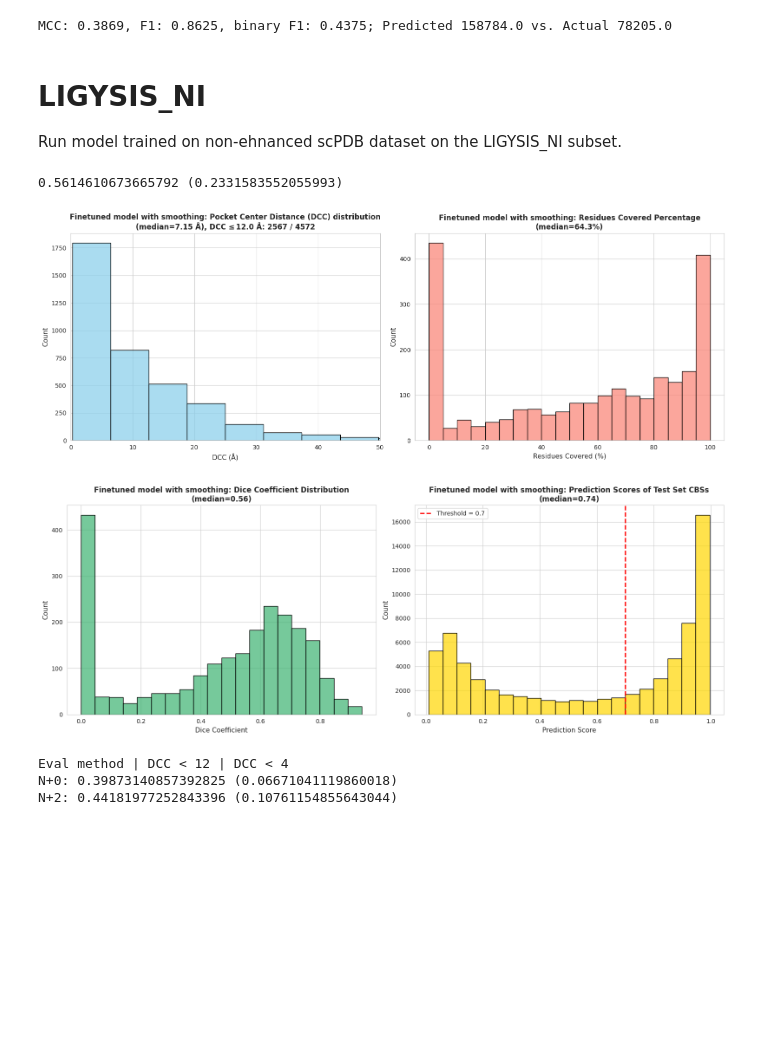
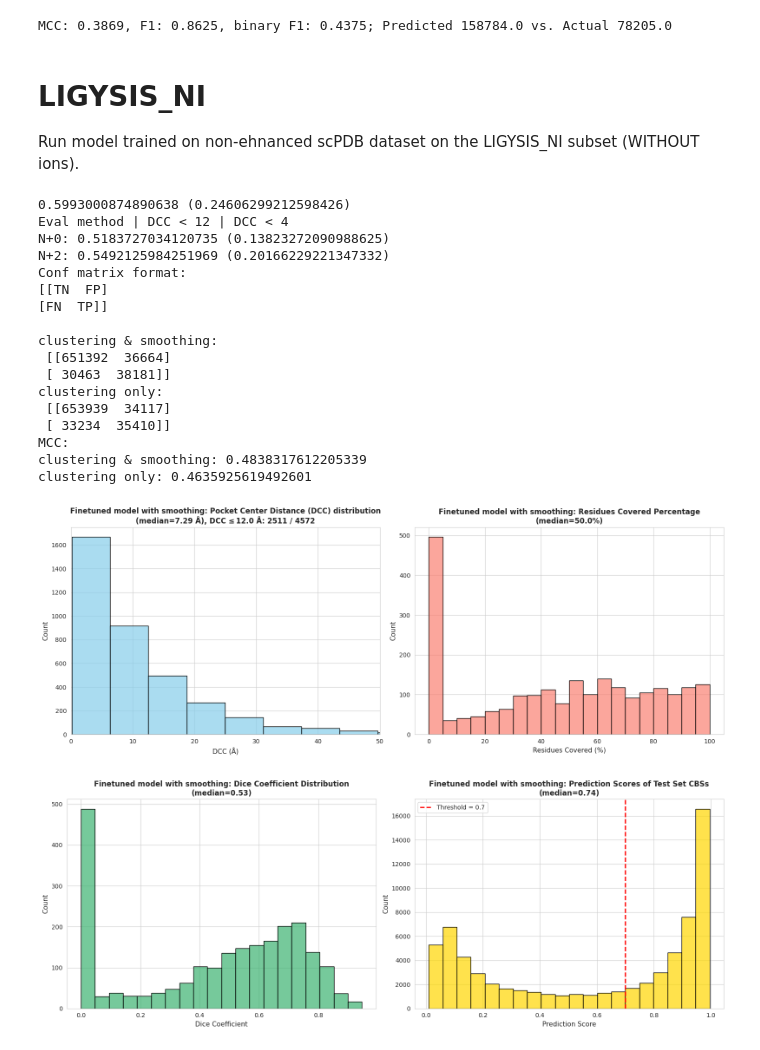
Before and after one commit to skrhakv/seq2pocket, a Jupyter notebook: src/E-regular-binding-site-predictor/evaluation/pocket-level-evaluation.ipynb, the cells around one changed output. Cells and saved outputs as stored; diff of their text form; code cells hidden in the pictures; blank space fills up the shorter version.

```diff
--- a/src/E-regular-binding-site-predictor/evaluation/pocket-level-evaluation.ipynb
+++ b/src/E-regular-binding-site-predictor/evaluation/pocket-level-evaluation.ipynb
@@ -553,7 +270,7 @@ print(f"MCC: {mcc:.4f}, F1: {f1:.4f}, binary F1: {binary_f1:.4f}; Predicted {sum
 MCC: 0.3869, F1: 0.8625, binary F1: 0.4375; Predicted 158784.0 vs. Actual 78205.0
 # %% [markdown]
 # LIGYSIS_NI
-Run model trained on non-ehnanced scPDB dataset on the LIGYSIS_NI subset.
+Run model trained on non-ehnanced scPDB dataset on the LIGYSIS_NI subset (WITHOUT ions).
 # %%
 MODEL_PATH = f'/home/skrhakv/cryptoshow-analysis/data/E-regular-binding-site-predictor/old/model.pt'
 PRECALCULATED = True
@@ -571,7 +288,9 @@ if not PRECALCULATED:
     tokenizer = AutoTokenizer.from_pretrained(MODEL_NAME)
 
 predicted_binding_sites = {}
+predicted_binding_sites_without_smoothing = {}
 prediction_scores = {}
+
 for protein_id in sequences.keys():
     pdb_id, chain_id = protein_id.split('_')
     sequence = sequences[protein_id]
@@ -598,7 +317,9 @@ for protein_id in sequences.keys():
         coordinates,
         prediction,
         decision_threshold=DECISION_THRESHOLD,
-        method='dbscan'
+        method='dbscan',
+        min_samples=2,
+        eps=4
     )
 
     assert coordinates.shape[0] == prediction.shape[0], "Number of coordinates must match number of prediction scores."
@@ -607,11 +328,13 @@ for protein_id in sequences.keys():
 
     # enhance predicted pockets using the smoothing model
     this_predicted_binding_sites = []
+    this_predicted_binding_sites_without_smoothing = []
     this_ranks = []
     for cluster_label in np.unique(clusters):
         if cluster_label == -1:
             continue
         cluster_residue_indices = np.where(clusters == cluster_label)[0]
+        this_predicted_binding_sites_without_smoothing.append((cluster_residue_indices, 'finetuned model without smoothing'))
         embeddings, indices = eval_utils.process_single_sequence(pdb_id, chain_id, cluster_residue_indices, embeddings_path, distance_matrix)
 
         if embeddings.shape[0] == 0:
@@ -633,9 +356,10 @@ for protein_id in sequences.keys():
         this_ranks.append(np.mean(prediction_scores[protein_id][cluster_residue_indices]))
 
     # sort by the rank:
-    this_predicted_binding_sites_tmp = [pocket for rank, pocket in sorted(zip(this_ranks, this_predicted_binding_sites), key=lambda x: x[0])]
+    this_predicted_binding_sites_tmp = [pocket for rank, pocket in sorted(zip(this_ranks, this_predicted_binding_sites), key=lambda x: x[0], reverse=True)]
     assert len(this_predicted_binding_sites_tmp) == len(this_predicted_binding_sites), f"Sorting error, {len(this_predicted_binding_sites)} != {len(this_predicted_binding_sites_tmp)}."
     predicted_binding_sites[protein_id] = this_predicted_binding_sites_tmp
+    predicted_binding_sites_without_smoothing[protein_id] = this_predicted_binding_sites_without_smoothing
 
 if not PRECALCULATED:
     import numpy as np
@@ -651,23 +375,75 @@ if not PRECALCULATED:
 # %%
 VERBOSE_OUTPUT = False
 MODEL = 'Finetuned model with smoothing'
 DCCs, coverages, dice_coefficients, binding_prediction_scores, number_of_pockets = eval_utils.compute_pocket_level_metrics(binding_residues, predicted_binding_sites, prediction_scores, COORDINATES_DIR, VERBOSE_OUTPUT)
 print(np.sum(np.array(DCCs) < 12) / number_of_pockets, f'({np.sum(np.array(DCCs) < 4) / number_of_pockets})')
-eval_utils.print_plots(DCCs, coverages, dice_coefficients, binding_prediction_scores, number_of_pockets, MODEL, dcc_threshold=12.0)
 
 print("Eval method | DCC < 12 | DCC < 4")
 for K in [0, 2]:
     predictions = {}
     for protein_id in predicted_binding_sites.keys():
         N = len(binding_residues[protein_id])
         this_predictions = predicted_binding_sites[protein_id][:min(len(predicted_binding_sites[protein_id])-1, N + K)]
         predictions[protein_id] = this_predictions
     DCCs, coverages, dice_coefficients, binding_prediction_scores, number_of_pockets = eval_utils.compute_pocket_level_metrics(binding_residues, predictions, prediction_scores, COORDINATES_DIR, VERBOSE_OUTPUT)
     print(f'N+{K}:', np.sum(np.array(DCCs) < 12) / number_of_pockets, f'({np.sum(np.array(DCCs) < 4) / number_of_pockets})')
+
+## Confusion matrix and MCC calculation
+from sklearn import metrics
+
+actual = []
+predicted_with_smoothing = []
+predicted_without_smoothing = []
+
+for protein_id in binding_residues.keys():
+    this_actual = np.zeros(len(sequences[protein_id]), dtype=int)
+    for binding_site in binding_residues[protein_id]:
+        binding_site = [int(i.split('_')[1]) for i in binding_site]
+        this_actual[binding_site] = 1
+
+    this_predicted_with_smoothing = np.zeros(len(sequences[protein_id]), dtype=int)
+    for binding_site, _ in predicted_binding_sites[protein_id]:
+        this_predicted_with_smoothing[binding_site] = 1
+
+    this_predicted_without_smoothing = np.zeros(len(sequences[protein_id]), dtype=int)
+    for binding_site, _ in predicted_binding_sites_without_smoothing[protein_id]:
+        this_predicted_without_smoothing[binding_site] = 1
+
+    predicted_with_smoothing.append(this_predicted_with_smoothing)
+    predicted_without_smoothing.append(this_predicted_without_smoothing)
+    actual.append(this_actual)
+
+labels = np.concatenate(actual)
+predictions_with_smoothing = np.concatenate(predicted_with_smoothing)
+predictions_without_smoothing = np.concatenate(predicted_without_smoothing)
+
+
+print('Conf matrix format: \n[[TN  FP] \n[FN  TP]]\n')
+print('clustering & smoothing:\n', metrics.confusion_matrix(labels, predictions_with_smoothing))
+print('clustering only:\n', metrics.confusion_matrix(labels, predictions_without_smoothing))
+
+print('MCC:')
+print('clustering & smoothing:', metrics.matthews_corrcoef(labels, predictions_with_smoothing))
+print('clustering only:', metrics.matthews_corrcoef(labels, predictions_without_smoothing))
+
+eval_utils.print_plots(DCCs, coverages, dice_coefficients, binding_prediction_scores, number_of_pockets, MODEL, dcc_threshold=12.0)
 # %% [output]
-0.5614610673665792 (0.2331583552055993)
+0.5993000874890638 (0.24606299212598426)
+Eval method | DCC < 12 | DCC < 4
+N+0: 0.5183727034120735 (0.13823272090988625)
+N+2: 0.5492125984251969 (0.20166229221347332)
+Conf matrix format:
+[[TN  FP]
+[FN  TP]]
+
+clustering & smoothing:
+ [[651392  36664]
+ [ 30463  38181]]
+clustering only:
+ [[653939  34117]
+ [ 33234  35410]]
+MCC:
+clustering & smoothing: 0.4838317612205339
+clustering only: 0.4635925619492601
-[figure, old version]
+[figure, new version]
-[figure, old version]
+[figure, new version]
-Eval method | DCC < 12 | DCC < 4
-N+0: 0.39873140857392825 (0.06671041119860018)
-N+2: 0.44181977252843396 (0.10761154855643044)
```
Also changed, not shown: parts of 16 cells of this notebook, 1 other file.
